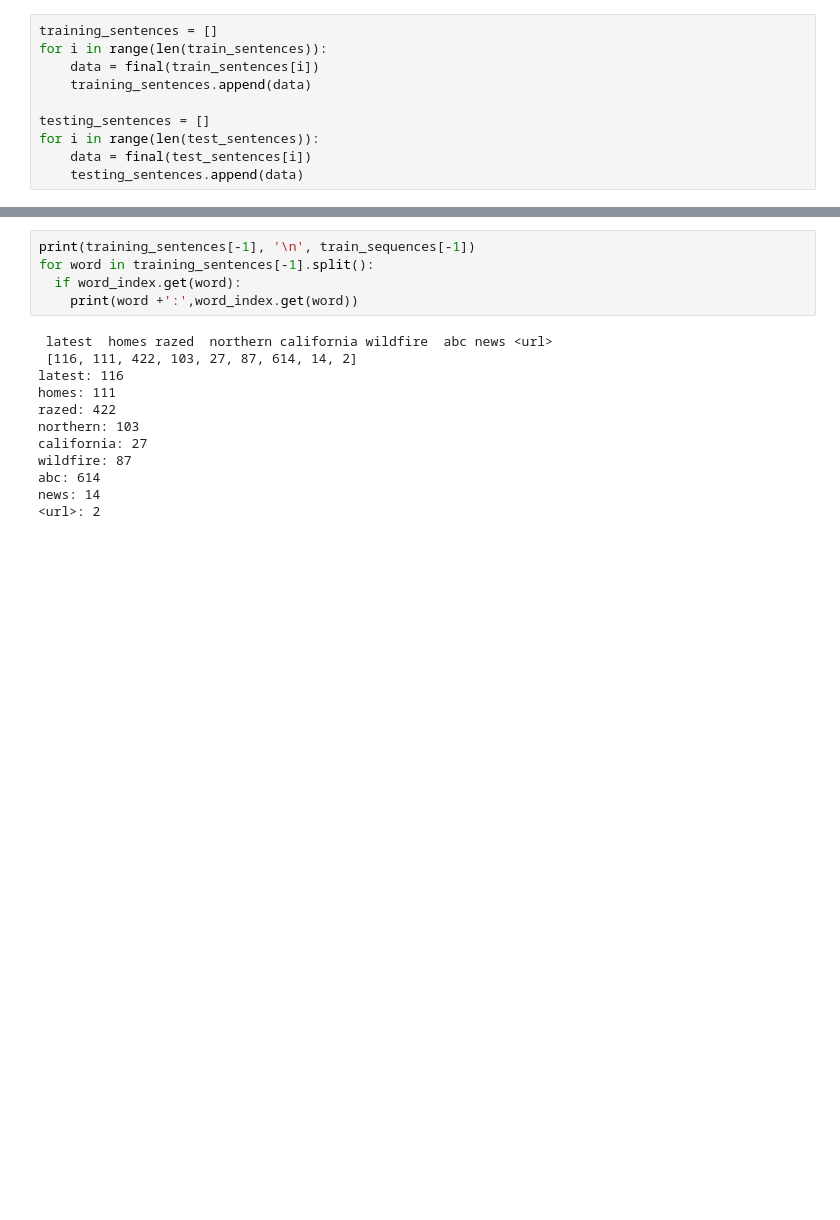
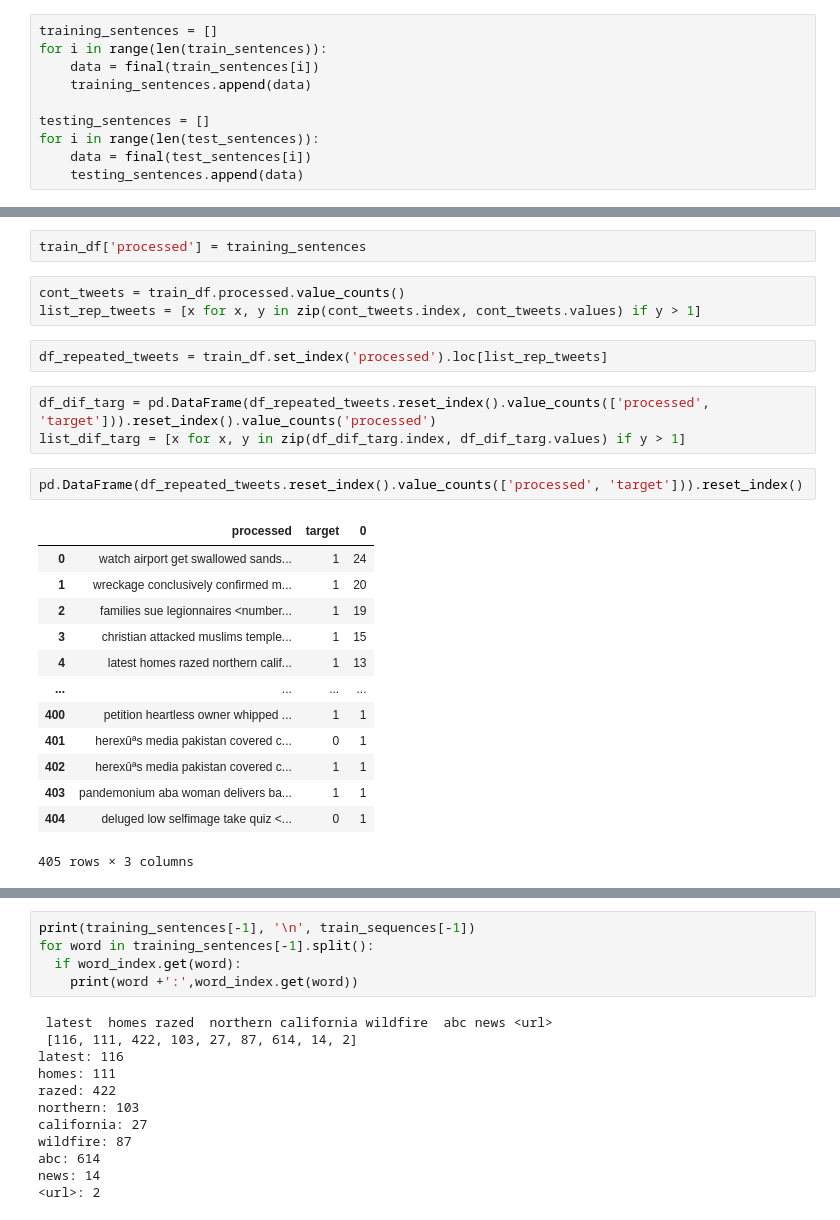
Before and after one commit to JaymeNeto/nlp-tweets-disaster, a Jupyter notebook: nlp_with_Tensorflow.ipynb, the cells around one changed output, grey strips where cells are left out. Drawn from its saved outputs; the diff is of its cells as text; blank space fills up the shorter version.

```diff
--- a/nlp_with_Tensorflow.ipynb
+++ b/nlp_with_Tensorflow.ipynb
@@ -216,2 +227,28 @@ Total unique tokens generated:  15091
 Shape of padded train tensor:  (7613, 32)
 Shape of padded test tensor:  (3263, 32)
+# %%
+train_df['processed'] = training_sentences
+# %%
+cont_tweets = train_df.processed.value_counts()
+list_rep_tweets = [x for x, y in zip(cont_tweets.index, cont_tweets.values) if y > 1]
+# %%
+df_repeated_tweets = train_df.set_index('processed').loc[list_rep_tweets]
+# %%
+df_dif_targ = pd.DataFrame(df_repeated_tweets.reset_index().value_counts(['processed', 'target'])).reset_index().value_counts('processed')
+list_dif_targ = [x for x, y in zip(df_dif_targ.index, df_dif_targ.values) if y > 1]
+# %%
+pd.DataFrame(df_repeated_tweets.reset_index().value_counts(['processed', 'target'])).reset_index()
+# %% [output]
+|  | processed | target | 0 |
+| 0 | watch airport get swallowed sands... | 1 | 24 |
+| 1 | wreckage conclusively confirmed m... | 1 | 20 |
+| 2 | families sue legionnaires <number... | 1 | 19 |
+| 3 | christian attacked muslims temple... | 1 | 15 |
+| 4 | latest homes razed northern calif... | 1 | 13 |
+| ... | ... | ... | ... |
+| 400 | petition heartless owner whipped ... | 1 | 1 |
+| 401 | herexûªs media pakistan covered c... | 0 | 1 |
+| 402 | herexûªs media pakistan covered c... | 1 | 1 |
+| 403 | pandemonium aba woman delivers ba... | 1 | 1 |
+| 404 | deluged low selfimage take quiz <... | 0 | 1 |
+405 rows × 3 columns
```
Also changed, not shown: parts of 16 cells of this notebook.
